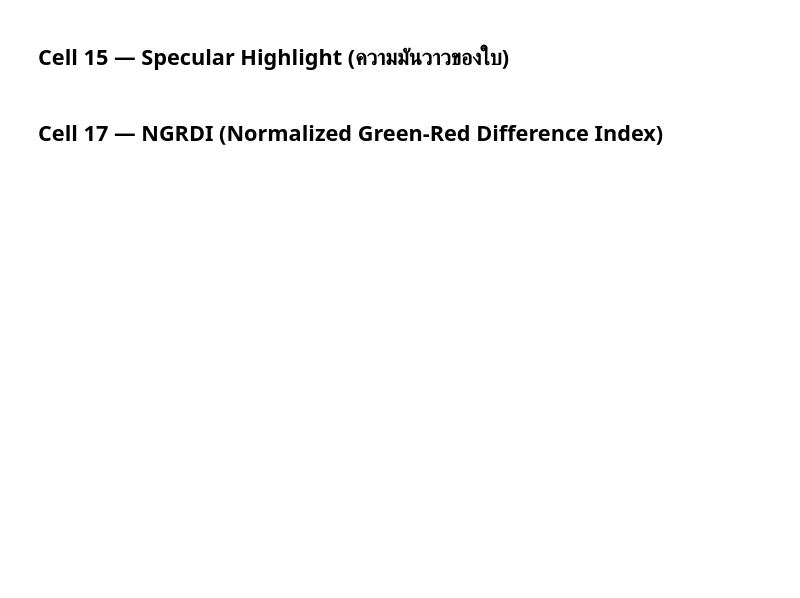
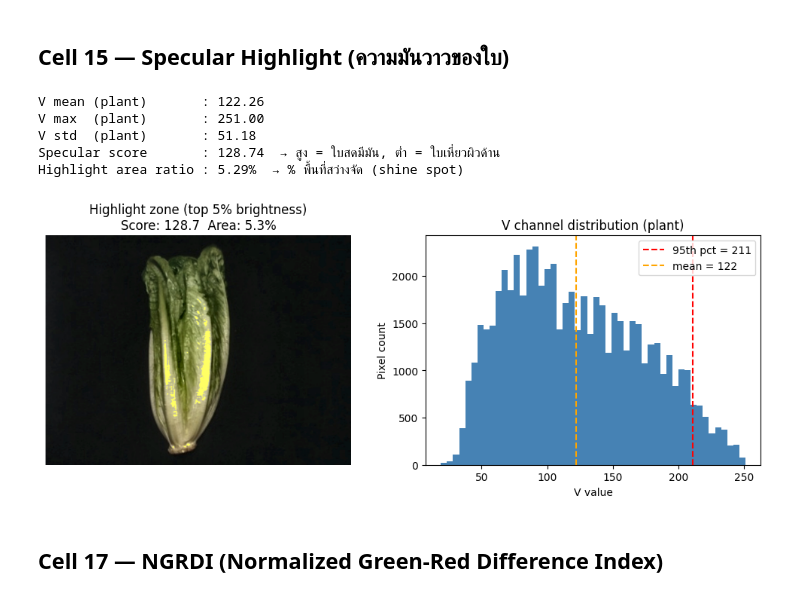
Before and after one commit to Karnpattana/Pre-Preprocess-label, a Jupyter notebook: 01picV2.ipynb, the cells around one changed output. Saved outputs shown, nothing was run; the diff lists cells and outputs as text; code cells hidden in the pictures; blank space fills up the shorter version.

```diff
--- a/01picV2.ipynb
+++ b/01picV2.ipynb
@@ -588,36 +590,46 @@ IndexError: invalid index to scalar variable.
 # %% [markdown]
 ## Cell 15 — Specular Highlight (ความมันวาวของใบ)
 # %%
-v_plant = v[px].astype(float)
+# re-fetch v channel เหมือน Cell 14 — ป้องกัน loop variable ใน cell อื่นทับ
+_, _, v_ch = cv2.split(cv2.cvtColor(img_bgr, cv2.COLOR_BGR2HSV))
+
+v_plant = v_ch[px].astype(float)
 v_mean  = np.mean(v_plant)
 v_max   = np.max(v_plant)
 v_std   = np.std(v_plant)
 
 specular_score = v_max - v_mean
 
 highlight_thresh = np.percentile(v_plant, HIGHLIGHT_PERCENTILE)
 highlight_mask = np.zeros_like(plant_mask)
-highlight_mask[(v >= highlight_thresh) & px] = 255
+highlight_mask[(v_ch >= highlight_thresh) & px] = 255
 highlight_ratio = np.sum(highlight_mask > 0) / np.sum(px) * 100
 
 print(f"V mean (plant)       : {v_mean:.2f}")
 print(f"V max  (plant)       : {v_max:.2f}")
 print(f"V std  (plant)       : {v_std:.2f}")
 print(f"Specular score       : {specular_score:.2f}  → สูง = ใบสดมีมัน, ต่ำ = ใบเหี่ยวผิวด้าน")
 print(f"Highlight area ratio : {highlight_ratio:.2f}%  → % พื้นที่สว่างจัด (shine spot)")
 
 vis_hl = cv2.cvtColor(img_bgr.copy(), cv2.COLOR_BGR2RGB)
 vis_hl[highlight_mask > 0] = [255, 255, 100]
 
 hl_title = f"Highlight zone (top {100-HIGHLIGHT_PERCENTILE}% brightness)\nScore: {specular_score:.1f}  Area: {highlight_ratio:.1f}%"
 fig, axes = plt.subplots(1, 2, figsize=(10, 4))
 axes[0].imshow(vis_hl); axes[0].set_title(hl_title); axes[0].axis("off")
 axes[1].hist(v_plant, bins=50, color="steelblue", edgecolor="none")
 axes[1].axvline(highlight_thresh, color="red",    linestyle="--", label=f"{HIGHLIGHT_PERCENTILE}th pct = {highlight_thresh:.0f}")
 axes[1].axvline(v_mean,           color="orange", linestyle="--", label=f"mean = {v_mean:.0f}")
 axes[1].set_xlabel("V value"); axes[1].set_ylabel("Pixel count")
 axes[1].set_title("V channel distribution (plant)"); axes[1].legend()
 plt.tight_layout(); plt.show()
+# %% [output]
+V mean (plant)       : 122.26
+V max  (plant)       : 251.00
+V std  (plant)       : 51.18
+Specular score       : 128.74  → สูง = ใบสดมีมัน, ต่ำ = ใบเหี่ยวผิวด้าน
+Highlight area ratio : 5.29%  → % พื้นที่สว่างจัด (shine spot)
+[figure, added]
 # %% [markdown]
 ## Cell 17 — NGRDI (Normalized Green-Red Difference Index)
 # %%
```
Also changed, not shown: parts of 5 cells of this notebook.
